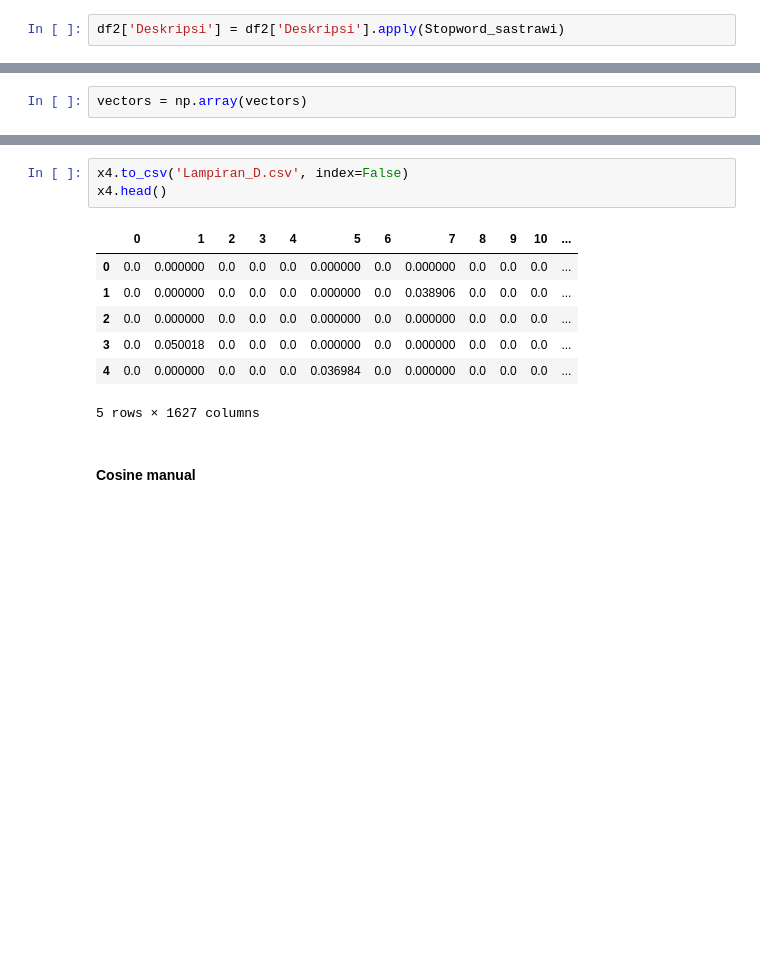
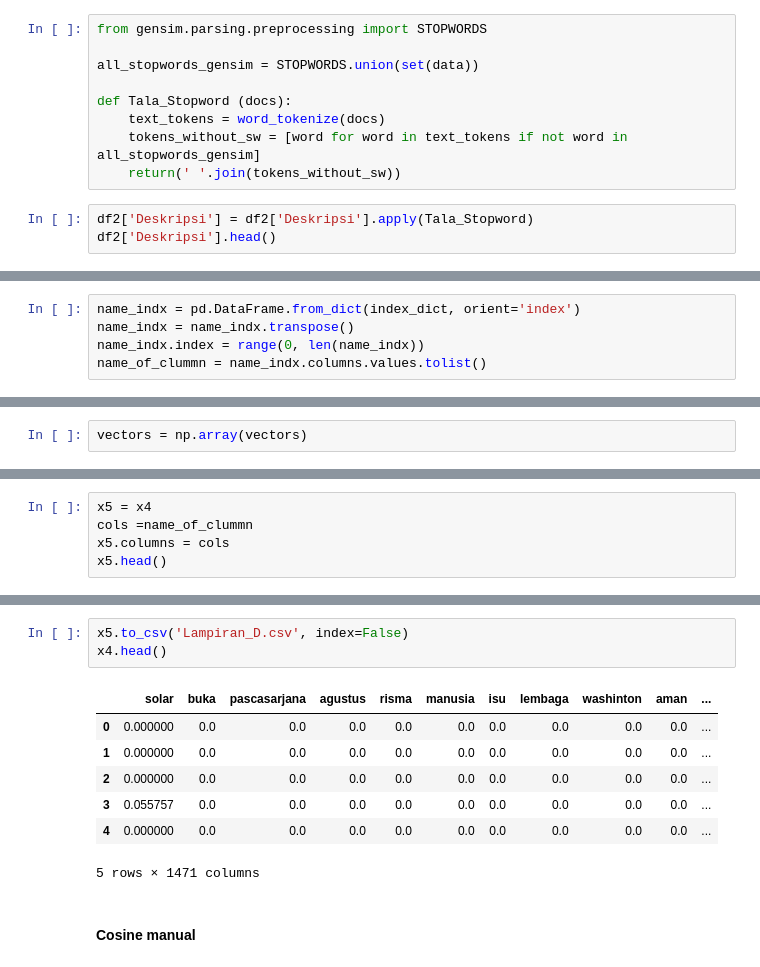
Before and after one commit to MeltingSnow21/Comparision-of-Jaccard-Similarity-and-Cosine-Similarity-for-Content-Based-Recommendation-Model, a Jupyter notebook: Model.ipynb, the cells around one changed output, grey strips where cells are left out. Cells and saved outputs as stored; diff of their text form; blank space fills up the shorter version.

```diff
--- a/Model.ipynb
+++ b/Model.ipynb
@@ -90,2 +85,12 @@ def Stopword_sastrawi (docs):
+# %%
+from gensim.parsing.preprocessing import STOPWORDS
+
+all_stopwords_gensim = STOPWORDS.union(set(data))
+
+def Tala_Stopword (docs):
+    text_tokens = word_tokenize(docs)
+    tokens_without_sw = [word for word in text_tokens if not word in all_stopwords_gensim]
+    return(' '.join(tokens_without_sw))
 # %%
-df2['Deskripsi'] = df2['Deskripsi'].apply(Stopword_sastrawi)
+df2['Deskripsi'] = df2['Deskripsi'].apply(Tala_Stopword)
+df2['Deskripsi'].head()
@@ -245,6 +257,11 @@ def tf_idf(sentence):
 
         tf_idf_vec[index_dict[word]] = value
     return tf_idf_vec
+# %%
+name_indx = pd.DataFrame.from_dict(index_dict, orient='index')
+name_indx = name_indx.transpose()
+name_indx.index = range(0, len(name_indx))
+name_of_clummn = name_indx.columns.values.tolist()
 # %%
 #jangan lupa sentencenya dikembalikan ke semula ya
 vectors = []
@@ -310,0 +310,5 @@ x5 = x4.transpose()
+# %%
+x5 = x4
+cols =name_of_clummn
+x5.columns = cols
+x5.head()
@@ -311,14 +323,14 @@ x5 = x4.transpose()
 # %%
-x4.to_csv('Lampiran_D.csv', index=False)
+x5.to_csv('Lampiran_D.csv', index=False)
 x4.head()
 # %% [output]
-|  | 0 | 1 | 2 | 3 | 4 | 5 | 6 | 7 | 8 | 9 | 10 | ... |
-| 0 | 0.0 | 0.000000 | 0.0 | 0.0 | 0.0 | 0.000000 | 0.0 | 0.000000 | 0.0 | 0.0 | 0.0 | ... |
-| 1 | 0.0 | 0.000000 | 0.0 | 0.0 | 0.0 | 0.000000 | 0.0 | 0.038906 | 0.0 | 0.0 | 0.0 | ... |
-| 2 | 0.0 | 0.000000 | 0.0 | 0.0 | 0.0 | 0.000000 | 0.0 | 0.000000 | 0.0 | 0.0 | 0.0 | ... |
-| 3 | 0.0 | 0.050018 | 0.0 | 0.0 | 0.0 | 0.000000 | 0.0 | 0.000000 | 0.0 | 0.0 | 0.0 | ... |
-| 4 | 0.0 | 0.000000 | 0.0 | 0.0 | 0.0 | 0.036984 | 0.0 | 0.000000 | 0.0 | 0.0 | 0.0 | ... |
+|  | solar | buka | pascasarjana | agustus | risma | manusia | isu | lembaga | washinton | aman | ... |
+| 0 | 0.000000 | 0.0 | 0.0 | 0.0 | 0.0 | 0.0 | 0.0 | 0.0 | 0.0 | 0.0 | ... |
+| 1 | 0.000000 | 0.0 | 0.0 | 0.0 | 0.0 | 0.0 | 0.0 | 0.0 | 0.0 | 0.0 | ... |
+| 2 | 0.000000 | 0.0 | 0.0 | 0.0 | 0.0 | 0.0 | 0.0 | 0.0 | 0.0 | 0.0 | ... |
+| 3 | 0.055757 | 0.0 | 0.0 | 0.0 | 0.0 | 0.0 | 0.0 | 0.0 | 0.0 | 0.0 | ... |
+| 4 | 0.000000 | 0.0 | 0.0 | 0.0 | 0.0 | 0.0 | 0.0 | 0.0 | 0.0 | 0.0 | ... |
-5 rows × 1627 columns
+5 rows × 1471 columns
 # %% [markdown]
 #### Cosine manual
 # %%
```
Also changed, not shown: parts of 62 cells of this notebook, 11 other files.
